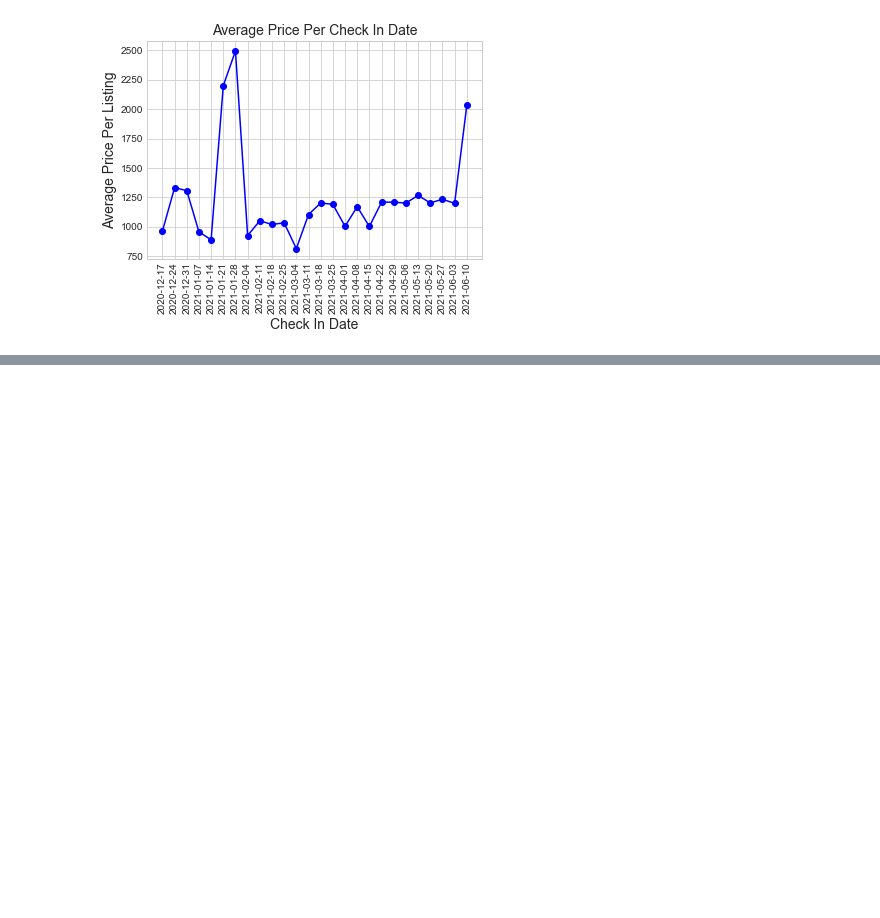
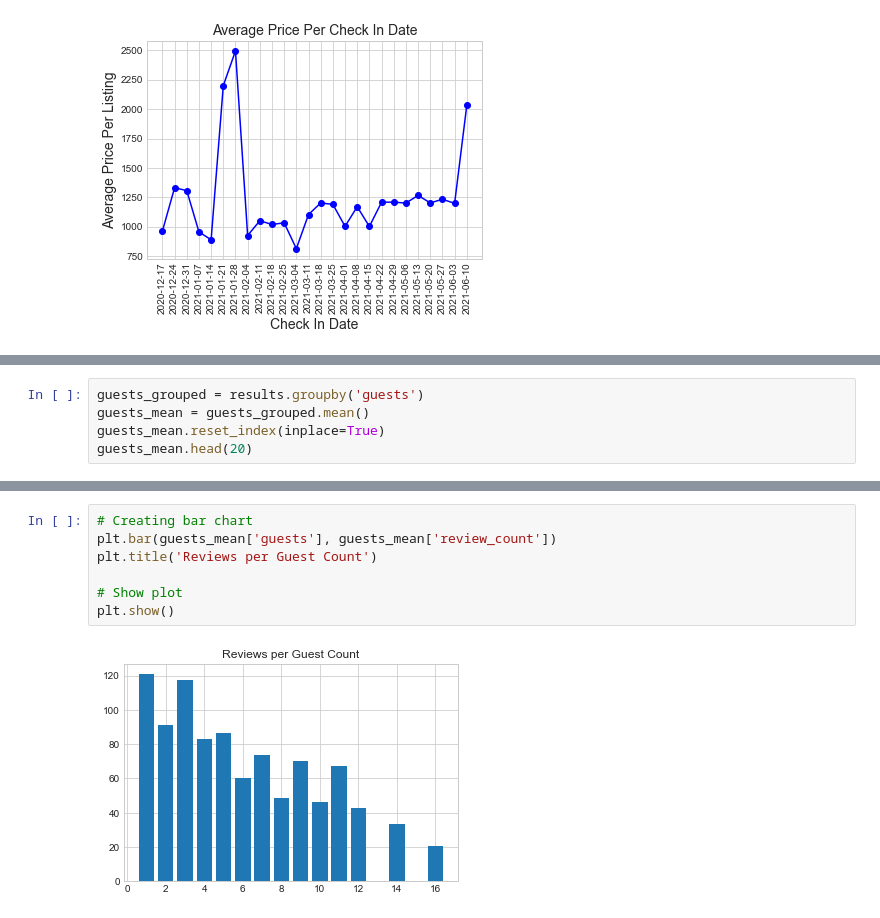
Before and after one commit to sbmcdermott/Airbnb, a Jupyter notebook: Data Visualizations.ipynb, the cells around one changed output, grey strips where cells are left out. Drawn from its saved outputs; the diff is of its cells as text; blank space fills up the shorter version.

```diff
--- a/Data Visualizations.ipynb
+++ b/Data Visualizations.ipynb
@@ -57,0 +72,5 @@ plt.show()
+# %%
+guests_grouped = results.groupby('guests')
+guests_mean = guests_grouped.mean()
+guests_mean.reset_index(inplace=True)
+guests_mean.head(20)
@@ -57,0 +94,9 @@ plt.show()
+# %%
+# Creating bar chart
+plt.bar(guests_mean['guests'], guests_mean['review_count'])
+plt.title('Reviews per Guest Count')
+
+# Show plot
+plt.show()
+# %% [output]
+[figure, added]
```
Also changed, not shown: parts of 17 cells of this notebook.
